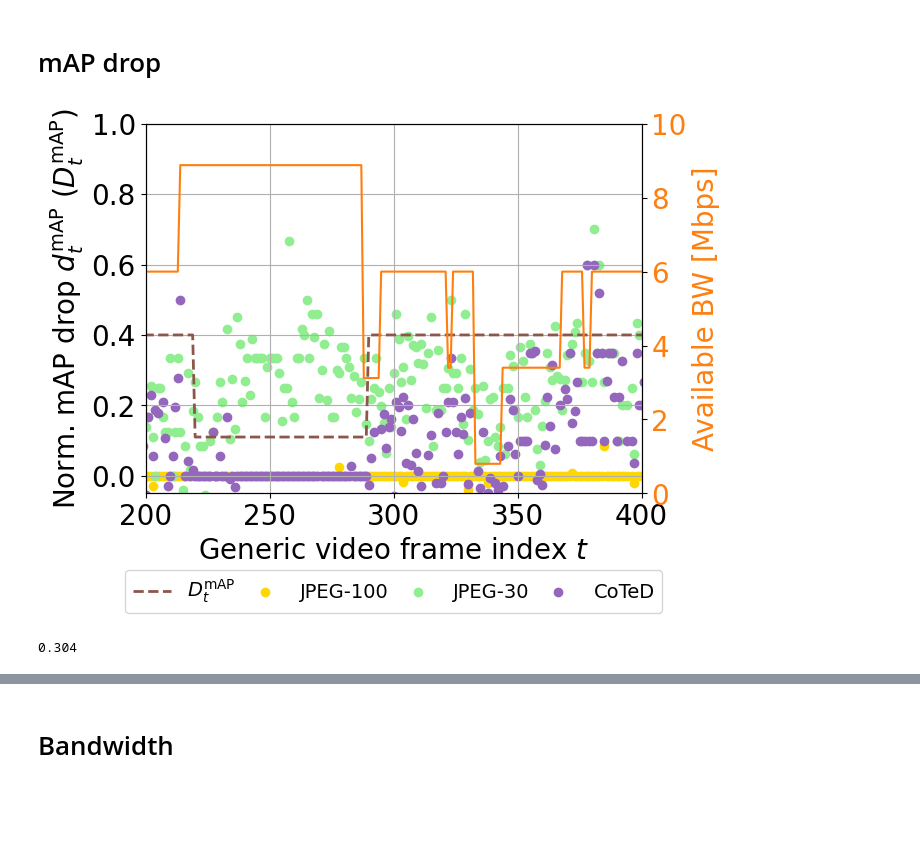
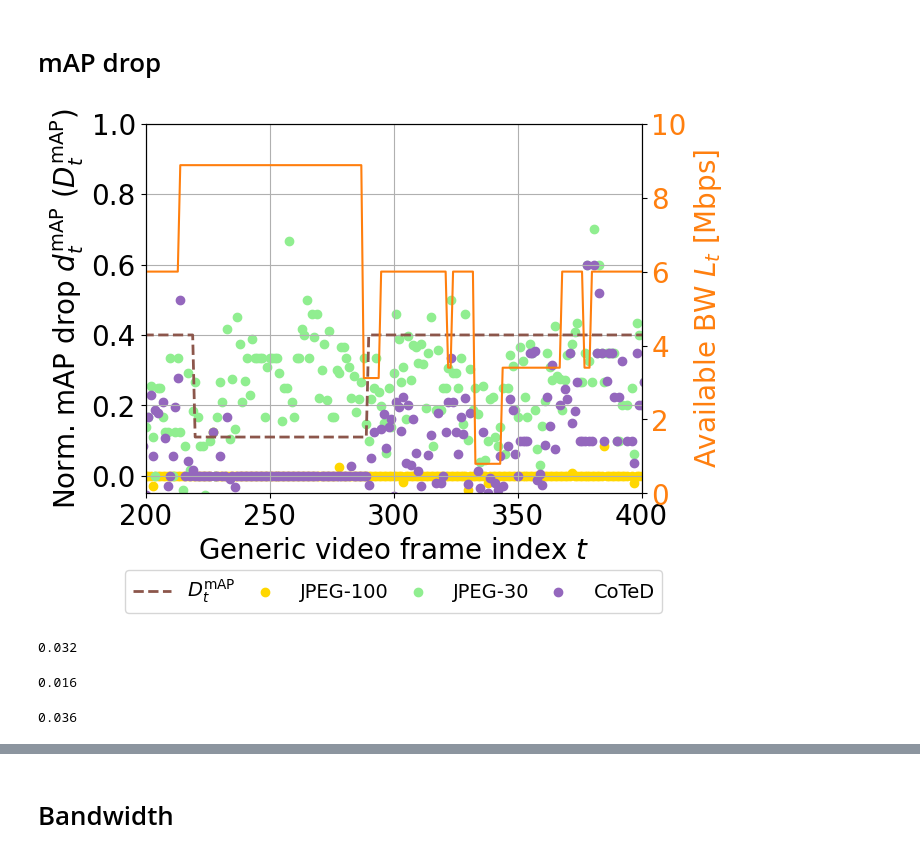
Before and after one commit to Rexyyj/split_DNN_framework, a Jupyter notebook: dynamic_framework_v2/plots/map_drop_journal_compare.ipynb, the cells around one changed output, grey strips where cells are left out. Saved outputs shown, nothing was run; the diff lists cells and outputs as text; code cells hidden in the pictures; blank space fills up the shorter version.

```diff
--- a/dynamic_framework_v2/plots/map_drop_journal_compare.ipynb
+++ b/dynamic_framework_v2/plots/map_drop_journal_compare.ipynb
@@ -95,38 +95,44 @@ ax1.legend(ncol=3,loc='lower center', bbox_to_anchor=(0.5, -0.35),fontsize=16)
 fig, ax1 = plt.subplots()
 color = 'tab:blue'
 ax1.set_xlabel('Generic video frame index $t$')
 ax1.set_ylabel(r'Norm. mAP drop $d^{\text{mAP}}_t$ ($D^{\text{mAP}}_t$)')
 # ax1.tick_params(axis='y', labelcolor=color)
 ax1.plot(map_df["frame_id"].to_numpy(),map_df["drop"].to_numpy(), linestyle='--', linewidth=2,color="tab:brown",label=r"$D^{\text{mAP}}_t$" )
 
 drops2 = (local_df["map"].to_numpy() - static_map_df["map"].to_numpy())
 ax1.scatter(static_map_df["frame_id"].to_numpy(),drops2,label="JPEG-100", color="gold")
 drops3 = (local_df["map"].to_numpy() - static_low_map_df["map"].to_numpy())
 ax1.scatter(static_low_map_df["frame_id"].to_numpy(),drops3,label="JPEG-30", color="lightgreen")
 drops = (local_df["map"].to_numpy() - map_df["map"].to_numpy())
 ax1.scatter(map_df["frame_id"].to_numpy(),drops,label="CoTeD", color="tab:purple")
 # plt.axhline(y=10, color='tab:brown', linestyle='--', linewidth=2,label="Tolerable")
 
 ax2 = ax1.twinx()
 color = 'tab:orange'
-ax2.set_ylabel('Available BW [Mbps]', color=color)  # we already handled the x-label with ax1
+ax2.set_ylabel('Available BW $L_t$ [Mbps]', color=color)  # we already handled the x-label with ax1
 ax2.plot(map_df["frame_id"].to_numpy(),map_df["bandwidth"].to_numpy()/1e6, color=color)
 ax2.tick_params(axis='y', labelcolor=color)
 
 ax1.legend()
 ax1.set_xlim([200, 400])
 ax1.set_ylim([-0.05,1])
 ax2.set_ylim([0,10])
 ax1.grid()
 ax1.legend(ncol=4,loc='lower center', bbox_to_anchor=(0.5, -0.35),fontsize=14, columnspacing=0.5)
 
 # plt.autoscale(axis="x",tight=True)
 plt.savefig("../figures/map_drop_compare.pdf", bbox_inches='tight')
 # %% [output]
-[figure, old version]
+[figure, new version]
 # %%
-temp= (local_df["map"].to_numpy() - static_low_map_df["map"].to_numpy()) - map_df["drop"].to_numpy()
-temp = temp[200:]
-len(temp[temp>0])/len(temp)
+temp1= (local_df["map"].to_numpy() - map_df["map"].to_numpy()) - map_df["drop"].to_numpy()
+temp1 = temp1[200:]
+len(temp1[temp1>0])/len(temp1)
 # %% [output]
-0.304
+0.032
+# %%
+temp2= (local_df["sensitivity"].to_numpy() - map_df["sensitivity"].to_numpy()) - map_df["drop"].to_numpy()
+temp2 = temp2[200:]
+len(temp2[temp2>0])/len(temp2)
+# %% [output]
+0.016
@@ -133,3 +144,7 @@ len(temp[temp>0])/len(temp)
+# %%
+np.sum(result)/250
+# %% [output]
+0.036
 # %%
 # temp  = local_df["map"].to_numpy() - static_map_df["map"].to_numpy()
 
```
Also changed, not shown: parts of 16 cells of this notebook, 11 other files.
